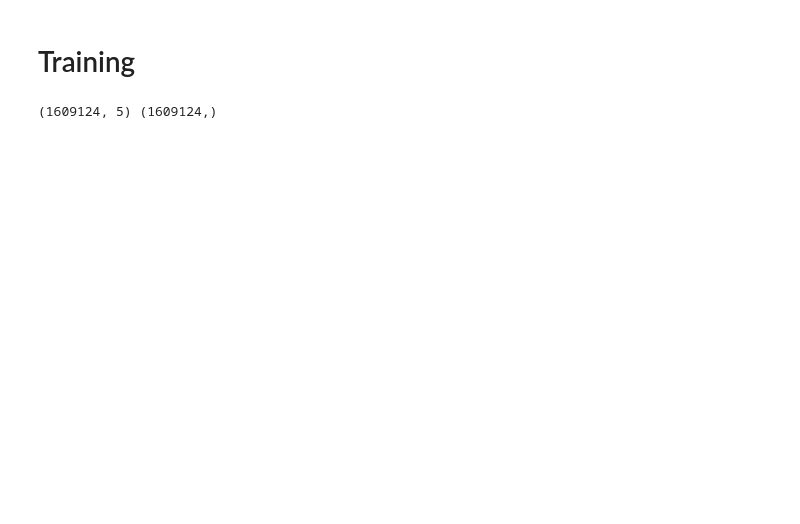
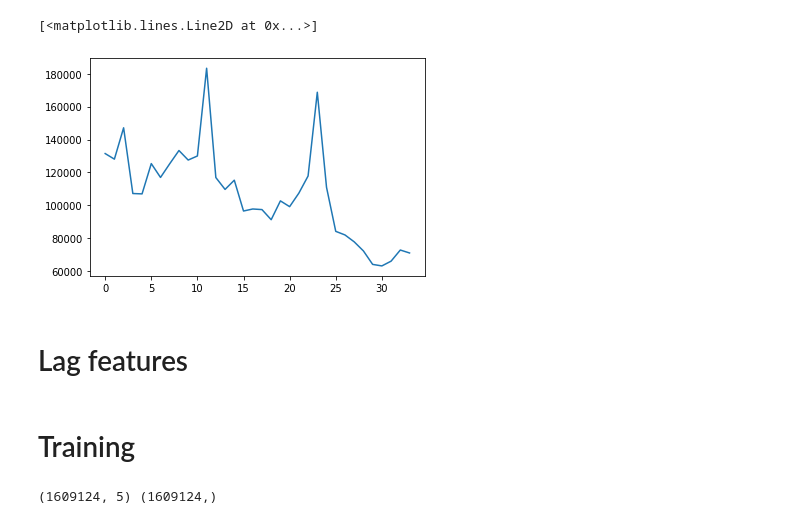
Before and after one commit to wenceslai/kaggle_competitions, a Jupyter notebook: predict_sales_kaggle.ipynb, the cells around one changed output. Saved outputs shown, nothing was run; the diff lists cells and outputs as text; code cells hidden in the pictures; blank space fills up the shorter version.

```diff
--- a/predict_sales_kaggle.ipynb
+++ b/predict_sales_kaggle.ipynb
@@ -86,0 +152,8 @@ dtype: int64
+# %%
+M_sales = df_train.groupby('date_block_num')['month_sum'].sum()
+plt.plot(range(34), M_sales)
+# %% [output]
+[<matplotlib.lines.Line2D at 0x...>]
+[figure, added]
+# %% [markdown]
+# Lag features
```
Also changed, not shown: parts of 29 cells of this notebook.
